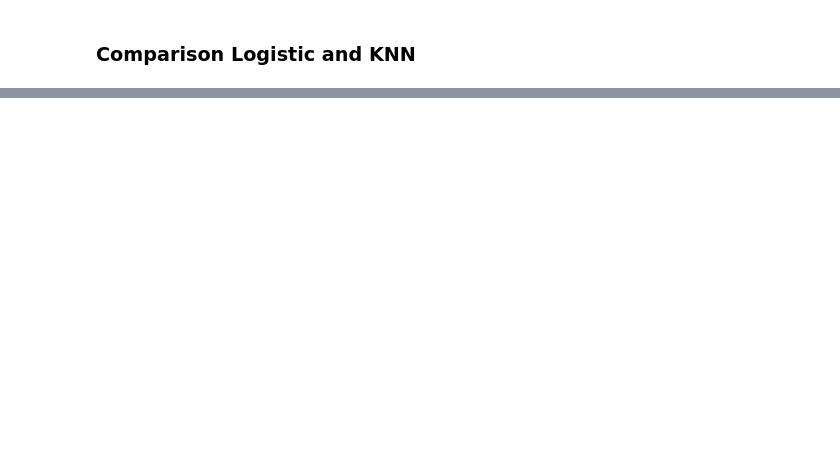
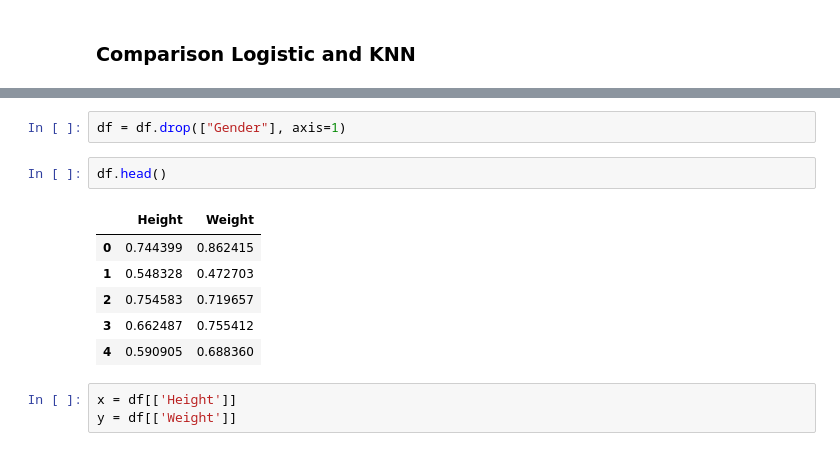
Before and after one commit to abdullah-621/Machine-Learning, a Jupyter notebook: Assaingment/knn/linear_logistic_knn.ipynb, the cells around one changed output, grey strips where cells are left out. Cells and saved outputs as stored; diff of their text form; blank space fills up the shorter version.

```diff
--- a/Assaingment/knn/linear_logistic_knn.ipynb
+++ b/Assaingment/knn/linear_logistic_knn.ipynb
@@ -174,0 +154,14 @@ plt.show()
+# %%
+df = df.drop(["Gender"], axis=1)
+# %%
+df.head()
+# %% [output]
+|  | Height | Weight |
+| 0 | 0.744399 | 0.862415 |
+| 1 | 0.548328 | 0.472703 |
+| 2 | 0.754583 | 0.719657 |
+| 3 | 0.662487 | 0.755412 |
+| 4 | 0.590905 | 0.688360 |
+# %%
+x = df[['Height']]
+y = df[['Weight']]
```
Also changed, not shown: parts of 34 cells of this notebook.
